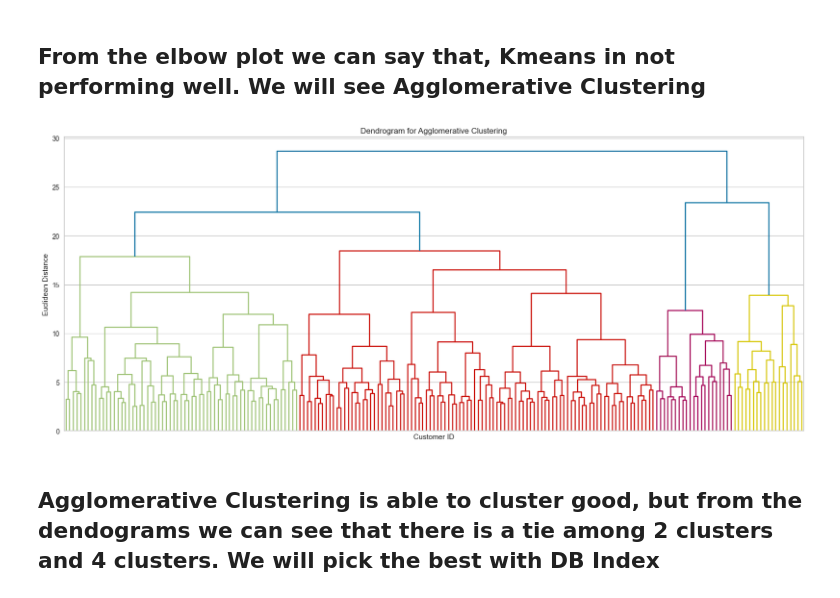
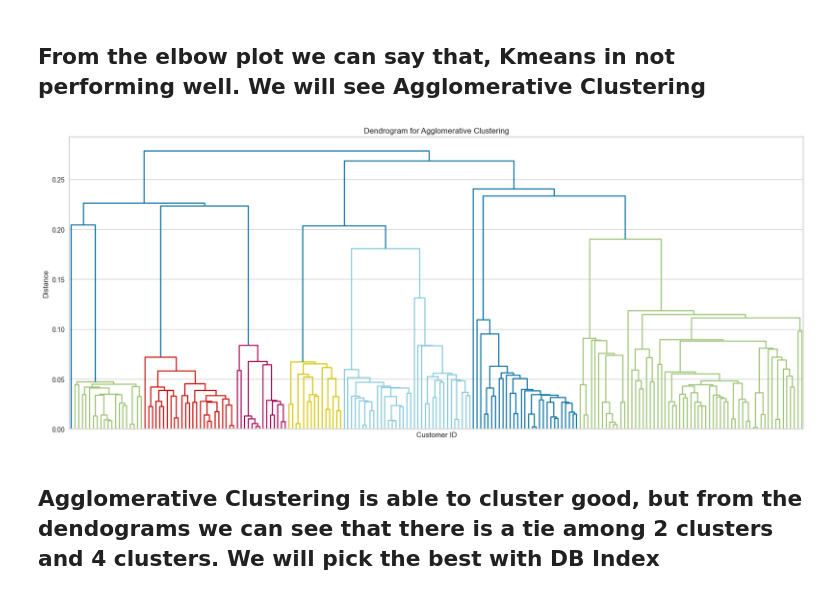
Before and after one commit to dileepNaiduOne/Zeotap-DS-Assignment, a Jupyter notebook: Dileep_Patcha_Clustering.ipynb, the cells around one changed output. Drawn from its saved outputs; the diff is of its cells as text; code cells hidden in the pictures.

```diff
--- a/Dileep_Patcha_Clustering.ipynb
+++ b/Dileep_Patcha_Clustering.ipynb
@@ -377,0 +584,3 @@ avg_df
+# %%
+pca_model = PCA(n_components=47)
+pca_model.fit(avg_df)
@@ -377,0 +589,2 @@ avg_df
+# %%
+pca_df = pd.DataFrame(pca_model.transform(avg_df), columns=[f"PCA{i}" for i in range(1, 48)])
@@ -377,0 +611,2 @@ avg_df
+# %%
+pca_df = pca_df.iloc[:, :2]
@@ -384,7 +637,7 @@ wcss = []
 
 for i in range(2, 11):
     model = KMeans(n_clusters=i)
-    model.fit(avg_df)
+    model.fit(pca_df)
     wcss.append(model.inertia_)
 # %%
 sns.lineplot(wcss)
@@ -398,15 +651,15 @@ from scipy.cluster.hierarchy import dendrogram, linkage
 # %%
 plt.figure(figsize=(20, 8))
 
-linked = linkage(avg_df, method='ward')
+linked = linkage(pca_df.iloc[:, :2])
 dendrogram(linked, no_labels=True)
 
 plt.title('Dendrogram for Agglomerative Clustering')
 plt.xlabel('Customer ID')
-plt.ylabel('Euclidean Distance')
+plt.ylabel('Distance')
 plt.show()
 # %% [output]
-[figure, old version]
+[figure, new version]
 # %% [markdown]
 ## Agglomerative Clustering is able to cluster good, but from the dendograms we can see that there is a tie among 2 clusters and 4 clusters. We will pick the best with DB Index
 # %%
```
Also changed, not shown: parts of 79 cells of this notebook, 3 other files.
